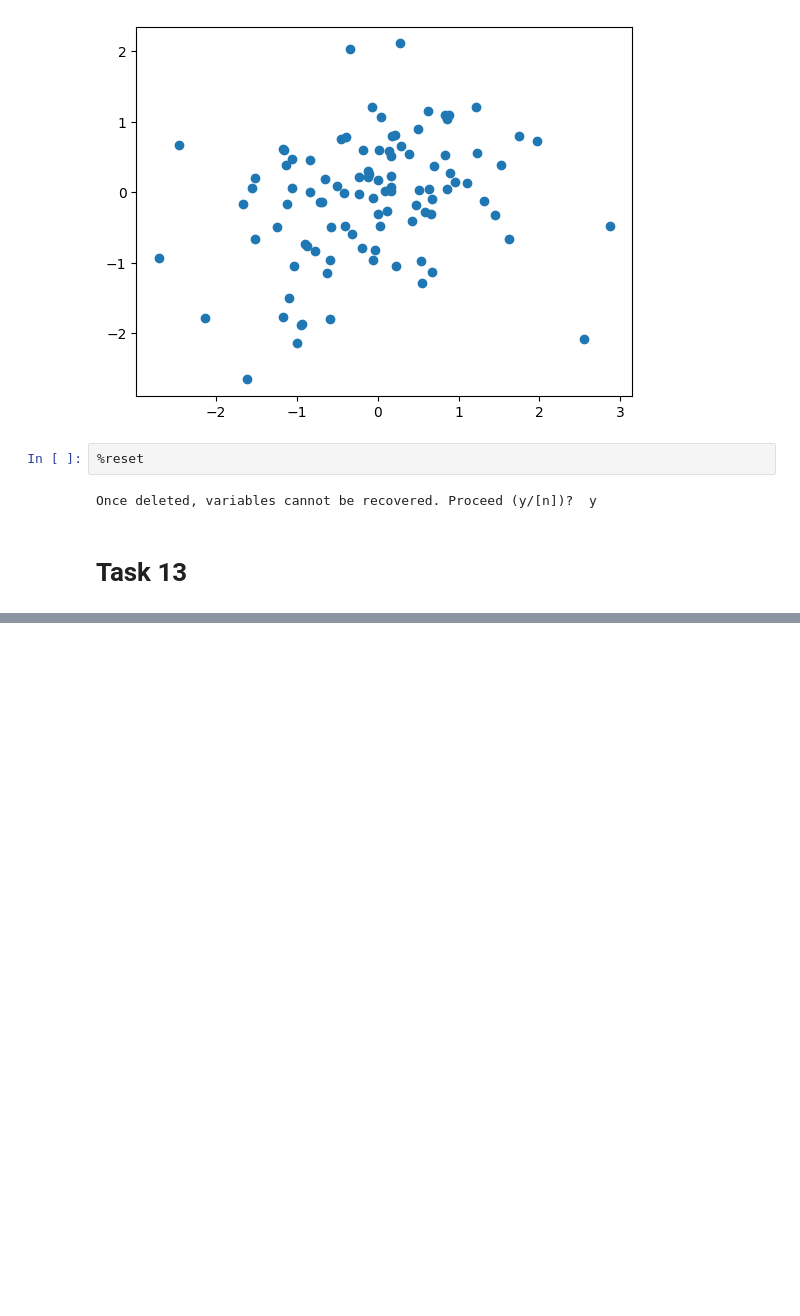
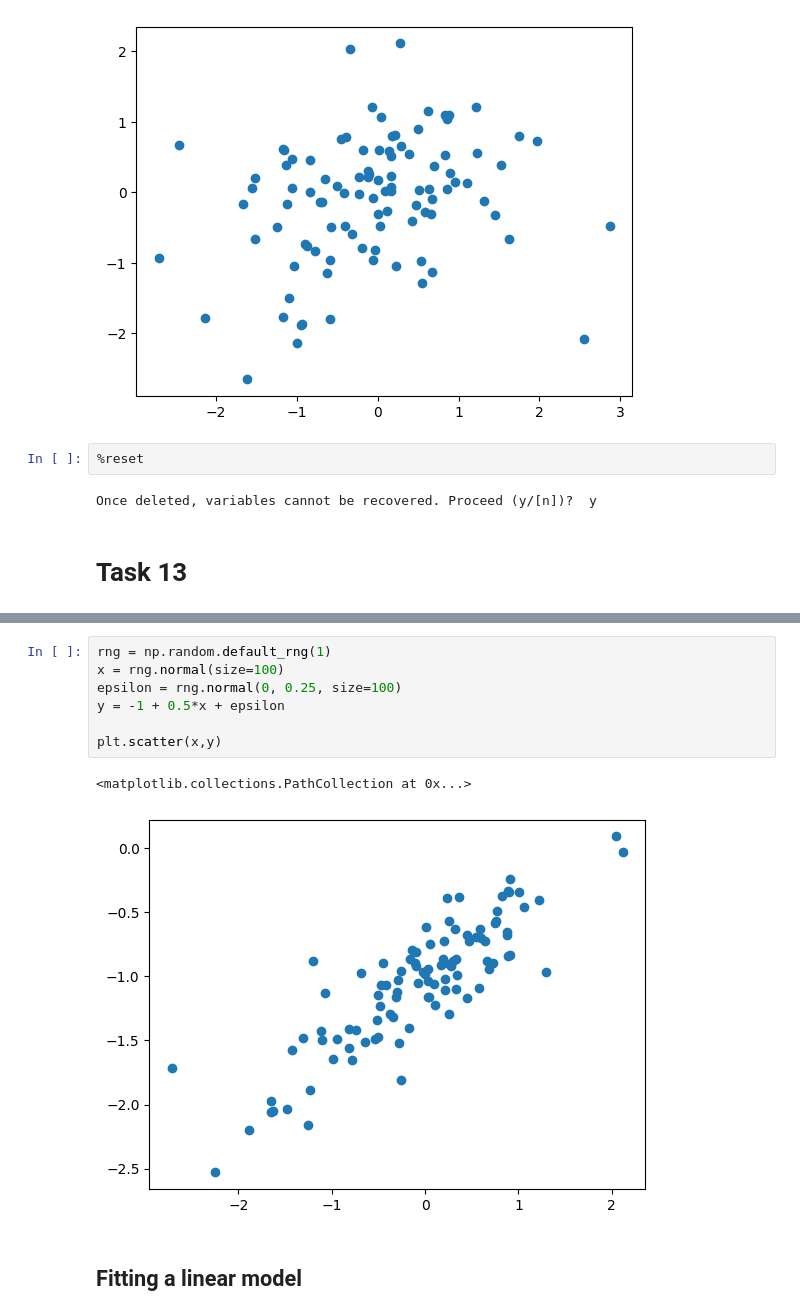
Before and after one commit to xXKeNdAmAmAsTeRXx/ISLP_labs, a Jupyter notebook: applied-Tasks/LinearRegressionTasks.ipynb, the cells around one changed output, grey strips where cells are left out. Drawn from its saved outputs; the diff is of its cells as text; blank space fills up the shorter version.

```diff
--- a/applied-Tasks/LinearRegressionTasks.ipynb
+++ b/applied-Tasks/LinearRegressionTasks.ipynb
@@ -809,0 +831,12 @@ Once deleted, variables cannot be recovered. Proceed (y/[n])?  y
+# %%
+rng = np.random.default_rng(1)
+x = rng.normal(size=100)
+epsilon = rng.normal(0, 0.25, size=100)
+y = -1 + 0.5*x + epsilon
+
+plt.scatter(x,y)
+# %% [output]
+<matplotlib.collections.PathCollection at 0x...>
+[figure, added]
+# %% [markdown]
+## Fitting a linear model
```
Also changed, not shown: parts of 15 cells of this notebook.
